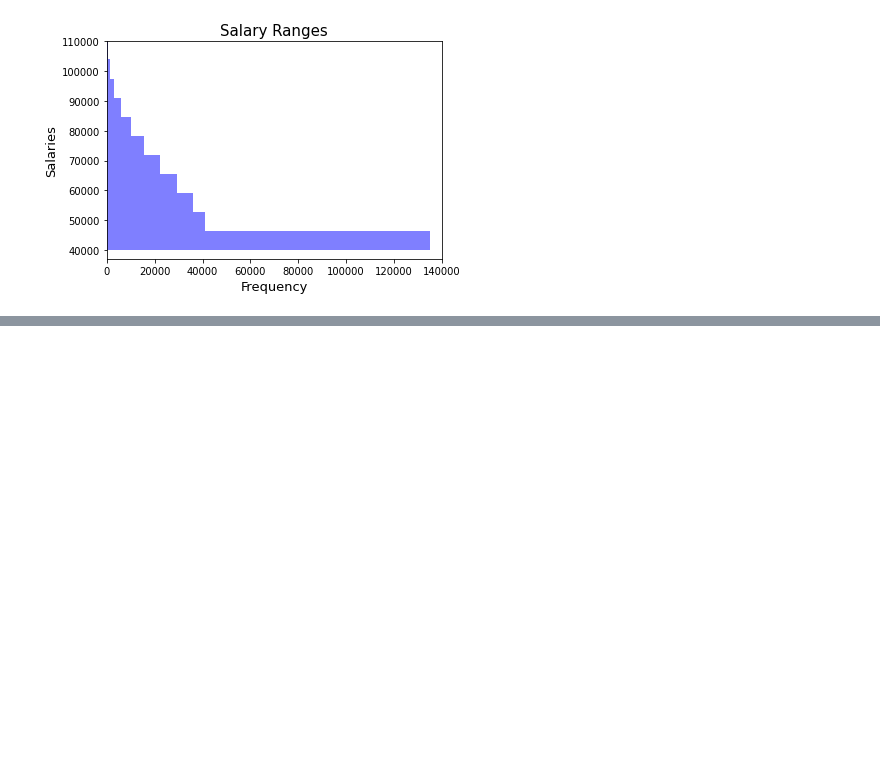
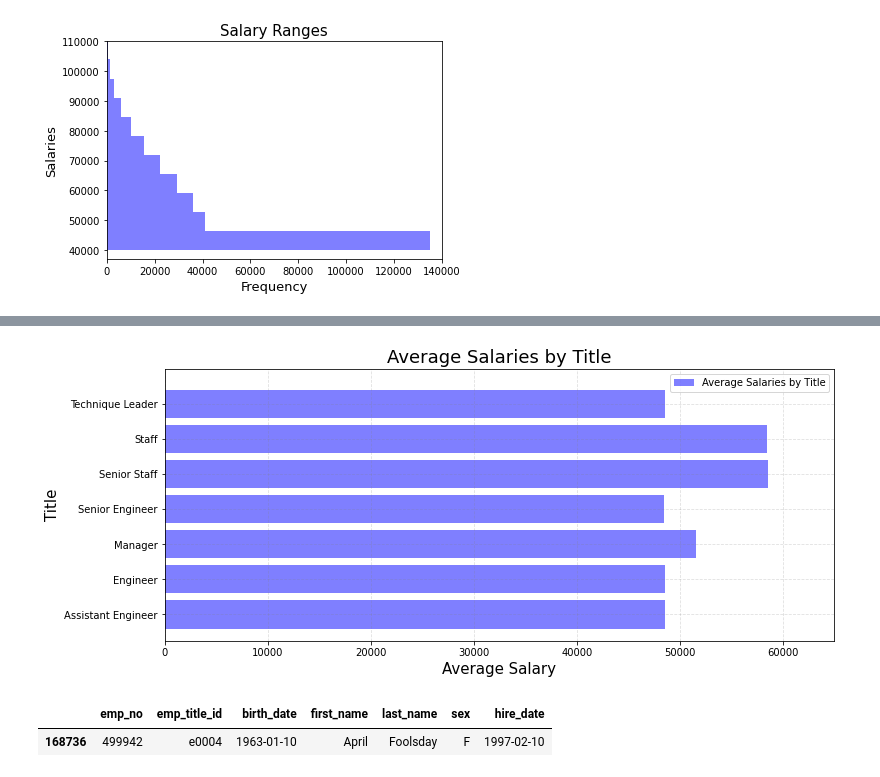
Before and after one commit to ipavlunin/SQL-challenge, a Jupyter notebook: Bonus/employeeSQL_bonus.ipynb, the cells around one changed output, grey strips where cells are left out. Cells and saved outputs as stored; diff of their text form; code cells hidden in the pictures; blank space fills up the shorter version.

```diff
--- a/Bonus/employeeSQL_bonus.ipynb
+++ b/Bonus/employeeSQL_bonus.ipynb
@@ -42,3 +42,10 @@ plt.xlim(0, 140000)
 plt.show()
 # %% [output]
 [figure]
+# %%
+merge1 = sal_df.merge(emp_df, left_on='emp_no', right_on='emp_no')
+merge2 = merge1.merge(title_df, left_on='emp_title_id', right_on='title_id')
+bars = merge2.groupby(["title"])
+bars = pd.DataFrame(bars["salary"].mean())
+bars = bars.reset_index(drop=False)
+bars.head(10)
@@ -44,0 +61,27 @@ plt.show()
+# %%
+# Visualizing average salaries by title
+x_axis= np.arange(len(bars))
+y_axis = bars["salary"]
+plt.figure(figsize=(12,5))
+bar_chart = plt.barh(x_axis, y_axis, color = 'b', alpha= 0.5, align='center', label='Average Salaries by Title')
+plt.xlim(0,65000)
+plt.ylim(-0.75,7)
+
+plt.title('Average Salaries by Title', fontsize=18)
+plt.xlabel("Average Salary", fontsize=15)
+plt.ylabel("Title", fontsize=15)
+plt.legend(loc='best')
+
+tick_locations = [value for value in x_axis]
+plt.yticks(tick_locations, bars['title'], rotation="horizontal")
+plt.grid(True, linestyle='--', which='major', color='grey', alpha=.25)
+plt.show()
+# %% [output]
+[figure, added]
+# %%
+# Search ID number
+ID_number = emp_df.loc[emp_df.emp_no == 499942]
+ID_number
+# %% [output]
+|  | emp_no | emp_title_id | birth_date | first_name | last_name | sex | hire_date |
+| 168736 | 499942 | e0004 | 1963-01-10 | April | Foolsday | F | 1997-02-10 |
```
Also changed, not shown: parts of 1 cell of this notebook, 2 other files.
